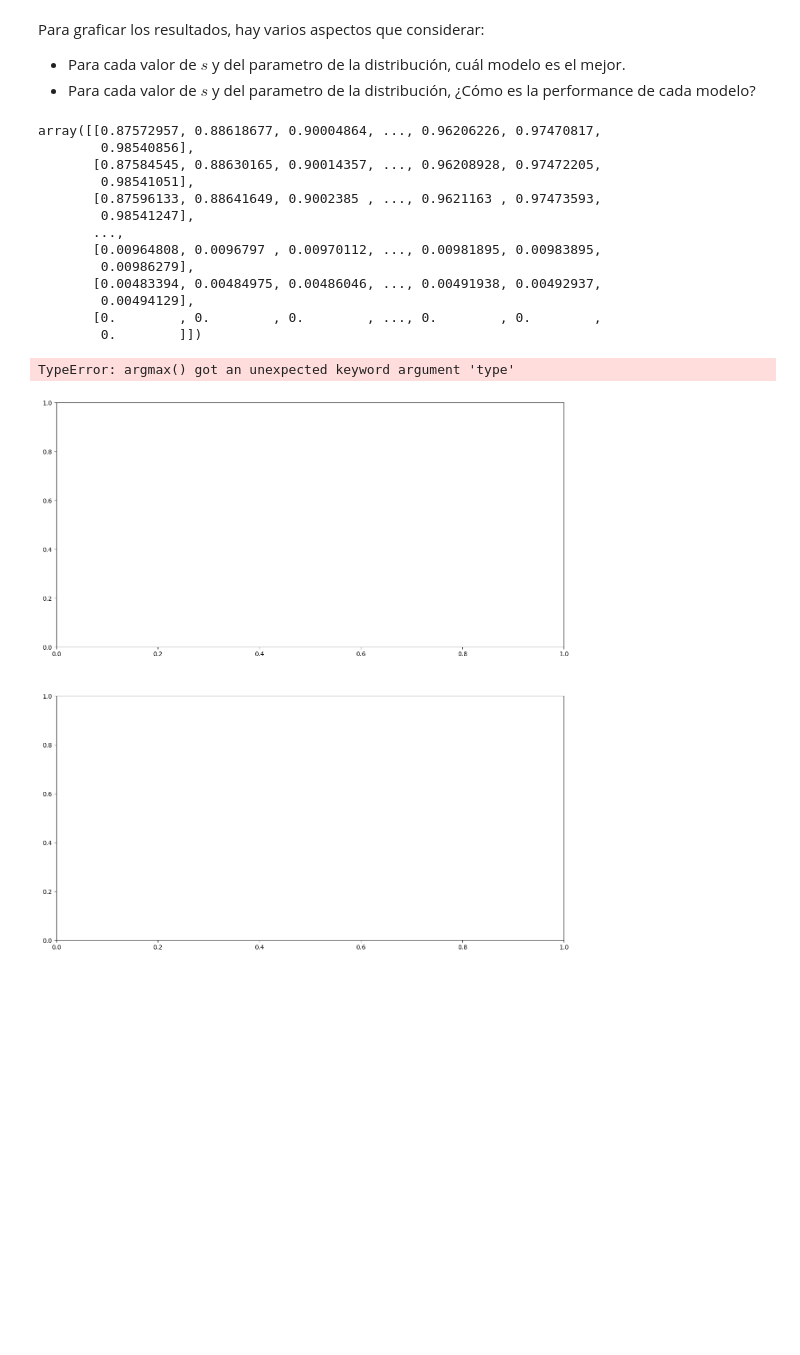
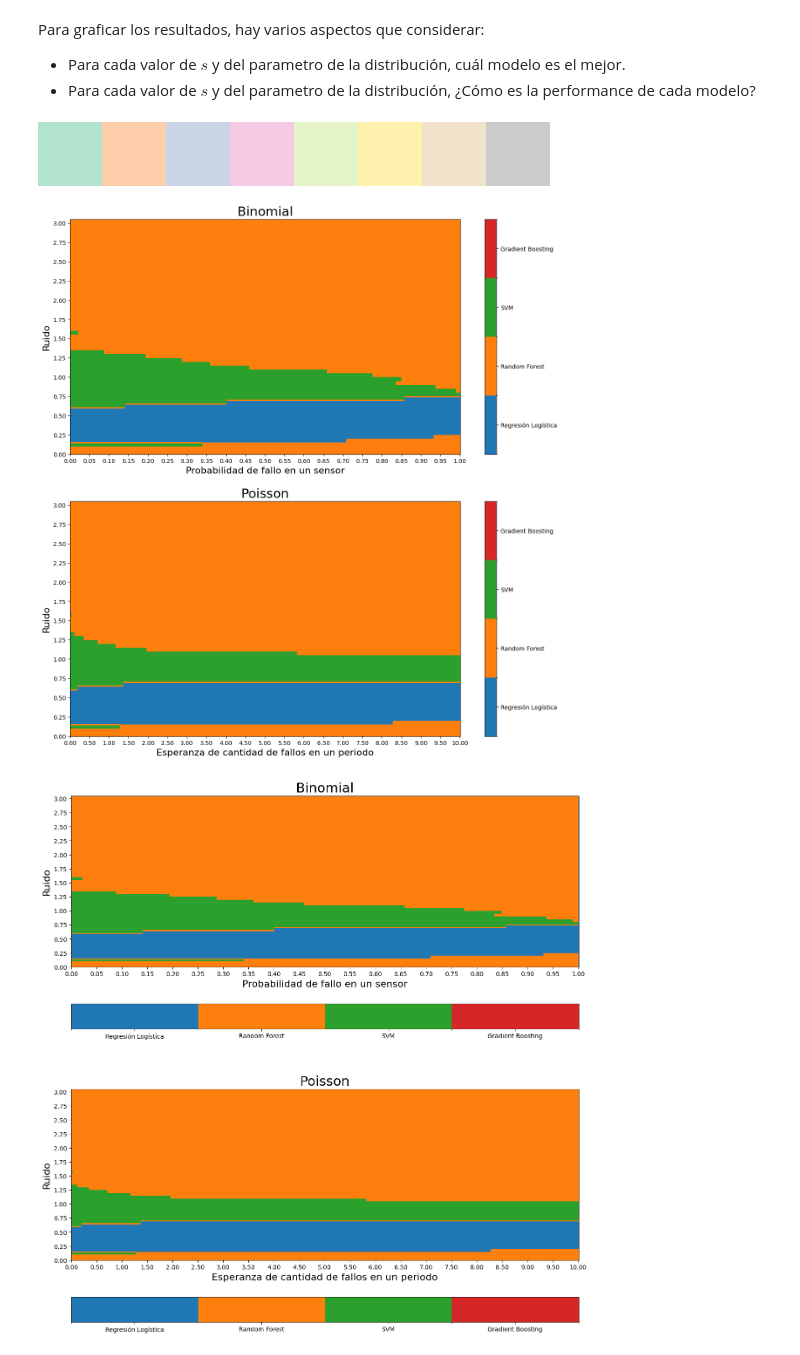
Before and after one commit to carlucho1/CONAIISI-2024-2, a Jupyter notebook: CONAIISI2024B.ipynb, the cells around one changed output. Saved outputs shown, nothing was run; the diff lists cells and outputs as text; code cells hidden in the pictures; blank space fills up the shorter version.

Commit message:
Ruido ponderado por Binomial y Poisson

```diff
--- a/CONAIISI2024B.ipynb
+++ b/CONAIISI2024B.ipynb
@@ -347,7 +347,7 @@ def InformarRuidoGlobal(modelos, ruidos, s):
             resultados.append(InformarRuido(mascara, modelos, ruidos, si))
     return resultados
 # %%
-s = np.linspace(0,1,11)[1:]
+s = np.linspace(0,3,61)
 try:
     rruido = jb.load("variables/rruido.pkl")
 except:
@@ -373,16 +372,0 @@ def ResultadoAMatriz(resultados, modi, distribucion, s):
-# %%
-mapa
-# %% [output]
-array([[0.87572957, 0.88618677, 0.90004864, ..., 0.96206226, 0.97470817,
-        0.98540856],
-       [0.87584545, 0.88630165, 0.90014357, ..., 0.96208928, 0.97472205,
-        0.98541051],
-       [0.87596133, 0.88641649, 0.9002385 , ..., 0.9621163 , 0.97473593,
-        0.98541247],
-       ...,
-       [0.00964808, 0.0096797 , 0.00970112, ..., 0.00981895, 0.00983895,
-        0.00986279],
-       [0.00483394, 0.00484975, 0.00486046, ..., 0.00491938, 0.00492937,
-        0.00494129],
-       [0.        , 0.        , 0.        , ..., 0.        , 0.        ,
-        0.        ]])
@@ -406,6 +373,48 @@ def GraficarMejor(resultados, modelos, distribuciones, s):
+# %%
+plt.get_cmap("Pastel2")
+# %% [output]
+[figure, added]
+# %%
+from matplotlib.colors import ListedColormap, BoundaryNorm
+def GraficarMejor(resultados, modelos, distribuciones, s, orientacion = "vertical"):
+    fig, ax = plt.subplots(len(distribuciones),1, figsize=(15, 8*len(distribuciones)))
+
+    colores_interesantes = plt.get_cmap("tab10")
+    cmap = ListedColormap(colores_interesantes.colors[:len(modelos)])
+    norm = BoundaryNorm(boundaries=np.arange(len(modelos) + 1) - 0.5, ncolors=len(modelos))
+
+    for i, distribucion in enumerate(distribuciones):
+        x = distribucion.get_x()
+        y = s.copy()
+        matrices = [ResultadoAMatriz(resultados, modi, distribucion, s) for modi in range(len(modelos))]
+        mejor = np.argmax(matrices, axis=0)
+        im = ax[i].imshow(mejor, cmap=cmap, norm=norm, aspect="auto", extent=[0, len(x), 0, len(y)], origin="lower")
+
+        # Ajustar ticks del eje X para que coincidan con los valores de x
+        ax[i].set_xticks([xi for xi in range(len(x)) if xi % 50 == 0])
+
+        ax[i].set_xticklabels([f"{x[xi]:.2f}" for xi in ax[i].get_xticks()])  # Personalizar etiquetas con los valores de x
+
+        # Ajustar ticks del eje Y para que coincidan con los valores de y
+        ax[i].set_yticks([yi for yi in range(len(y)) if yi % 5 == 0])
+        ax[i].set_yticklabels([f"{y[yi]:.2f}" for yi in ax[i].get_yticks()])  # Personalizar etiquetas con los valores de y
+        ax[i].set_ylabel("Ruido", fontsize=16)
+
+        # ax[i].set_yticklabels(np.round(y,2))
+        # ax[i].set_xticklabels(np.round(x,2))
+        ax[i].set_xlabel(distribucion.get_x_label(), fontsize=16)
+        ax[i].set_title(distribucion.get_nombre(), fontsize=22)
+        cbar = fig.colorbar(im, ax=ax[i], ticks=np.arange(len(modelos)), orientation=orientacion)
+        cbar.set_ticks(np.arange(len(modelos)))
+        cbar.set_ticklabels([nombre for (_,nombre) in modelos])
+    return (fig, ax)
 # %%
-GraficarMejor(rruido, Modelos, [Binomial(len(X_train.columns)),
-                                    Poisson(0,2*len(X_train.columns))], s)
+for orientacion in ("vertical","horizontal"):
+    n_puntos = 1001
+    fig, ax = GraficarMejor(rruido, Modelos, [Binomial(len(X_train.columns), n_points=n_puntos),
+                                        Poisson(0,2*len(X_train.columns), n_points=n_puntos)], s,
+                                        orientacion=orientacion)
+    plt.savefig(f"graficos/mejor_modelo_ruido_{orientacion}.png")
 # %% [output]
-TypeError: argmax() got an unexpected keyword argument 'type'
-[figure, old version]
+[figure, new version]
+[figure, added]
```
Also changed, not shown: parts of 7 cells of this notebook, 4 other files.
